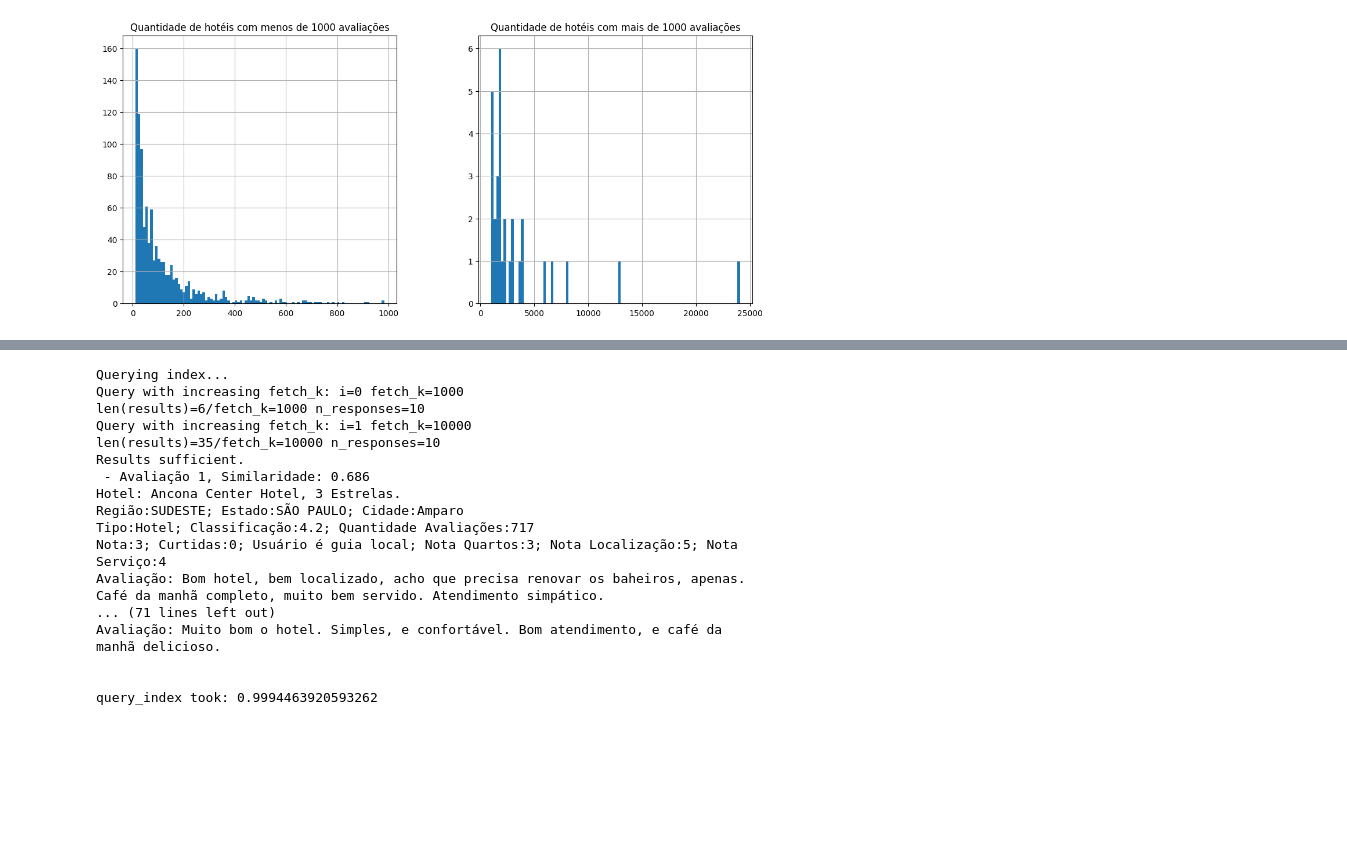
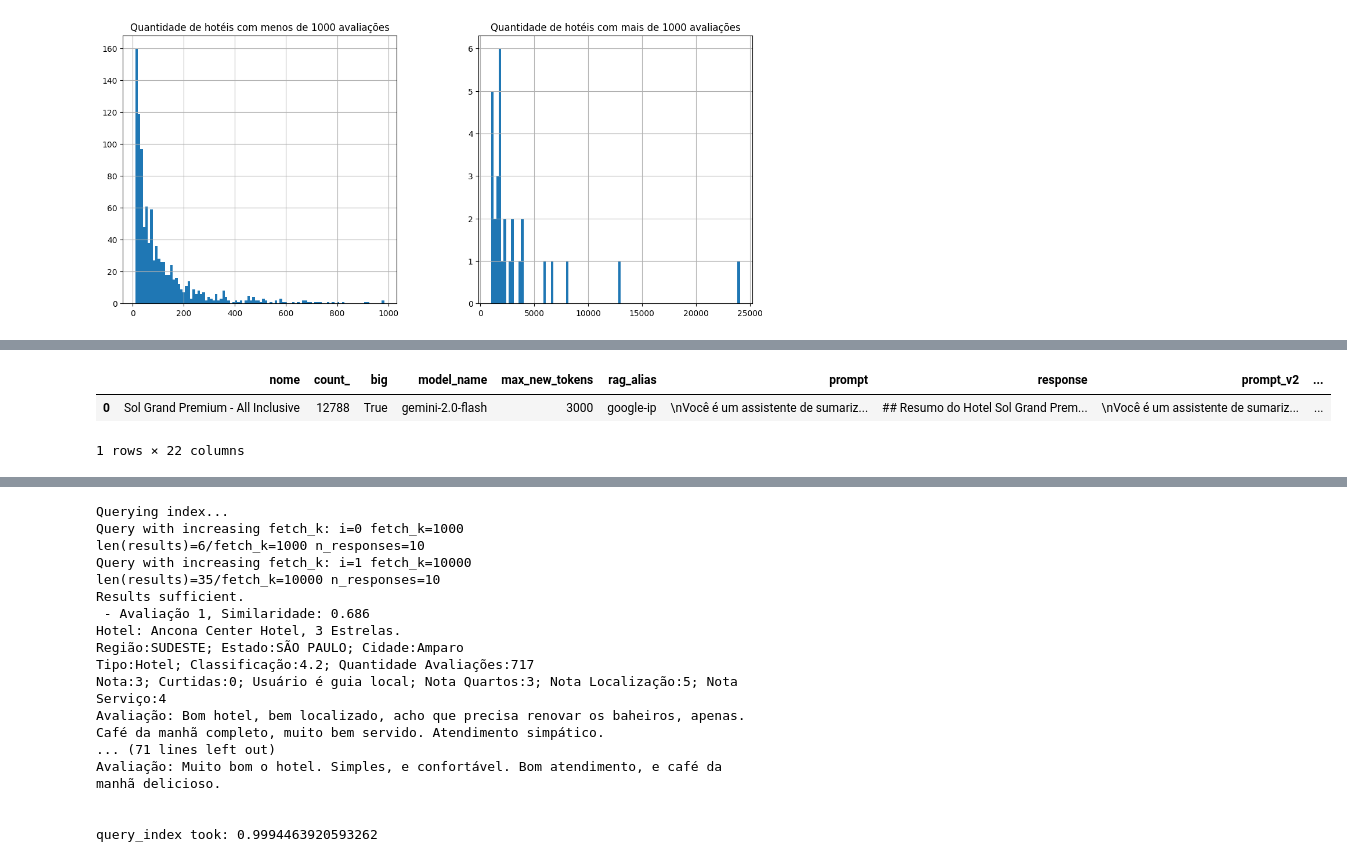
Before and after one commit to brusangues/maps-reviews-api-scraper, a Jupyter notebook: playground.ipynb, the cells around one changed output, grey strips where cells are left out. Drawn from its saved outputs; the diff is of its cells as text; code cells hidden in the pictures; blank space fills up the shorter version.

Commit message:
sumarização implementada de 3 formas diferentes

```diff
--- a/playground.ipynb
+++ b/playground.ipynb
@@ -176,5 +165,5 @@ load_data took: 0.6429030895233154
 # %%
-from llms.summary import prep_data, make_prompt_summary_full
+from llms.summary import prep_data
 
-hotels_small, hotels_big = prep_data(df)
+hotel_counts = prep_data(df)
 # %%
@@ -406,0 +238,3 @@ RESUMO:
+# %%
+hotel_counts_sample = hotel_counts[2:3].copy().reset_index(drop=True)
+hotel_counts_sample
@@ -406,0 +244,12 @@ RESUMO:
+# %%
+from llms.run_summary import run_make_summaries
+
+results_summaries = run_make_summaries(
+    df=df,
+    hotel_counts=hotel_counts_sample,
+    vector_store=vector_store,
+    rag_alias=rag_alias,
+    llm=llm,
+    model_name=model_name,
+    max_new_tokens=max_new_tokens,
+)
@@ -406,0 +278,11 @@ RESUMO:
+# %%
+import pandas as pd
+
+df_results = pd.DataFrame(results_summaries)
+hotel_counts_sample[list(results_summaries[0])] = df_results
+# %%
+hotel_counts_sample
+# %% [output]
+|  | nome | count_ | big | model_name | max_new_tokens | rag_alias | prompt | response | prompt_v2 | ... |
+| 0 | Sol Grand Premium - All Inclusive | 12788 | True | gemini-2.0-flash | 3000 | google-ip | \nVocê é um assistente de sumariz... | ## Resumo do Hotel Sol Grand Prem... | \nVocê é um assistente de sumariz... | ... |
+1 rows × 22 columns
```
Also changed, not shown: parts of 35 cells of this notebook, 2 other files.
